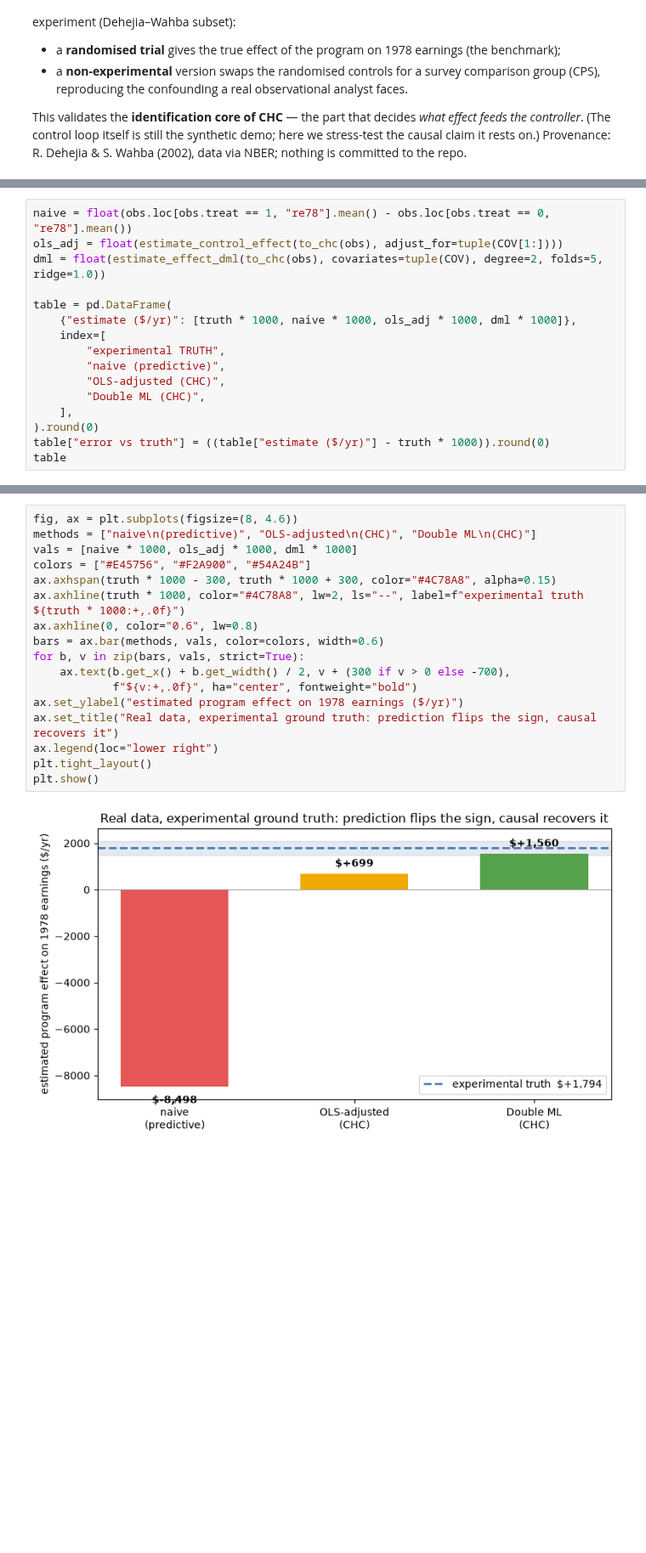
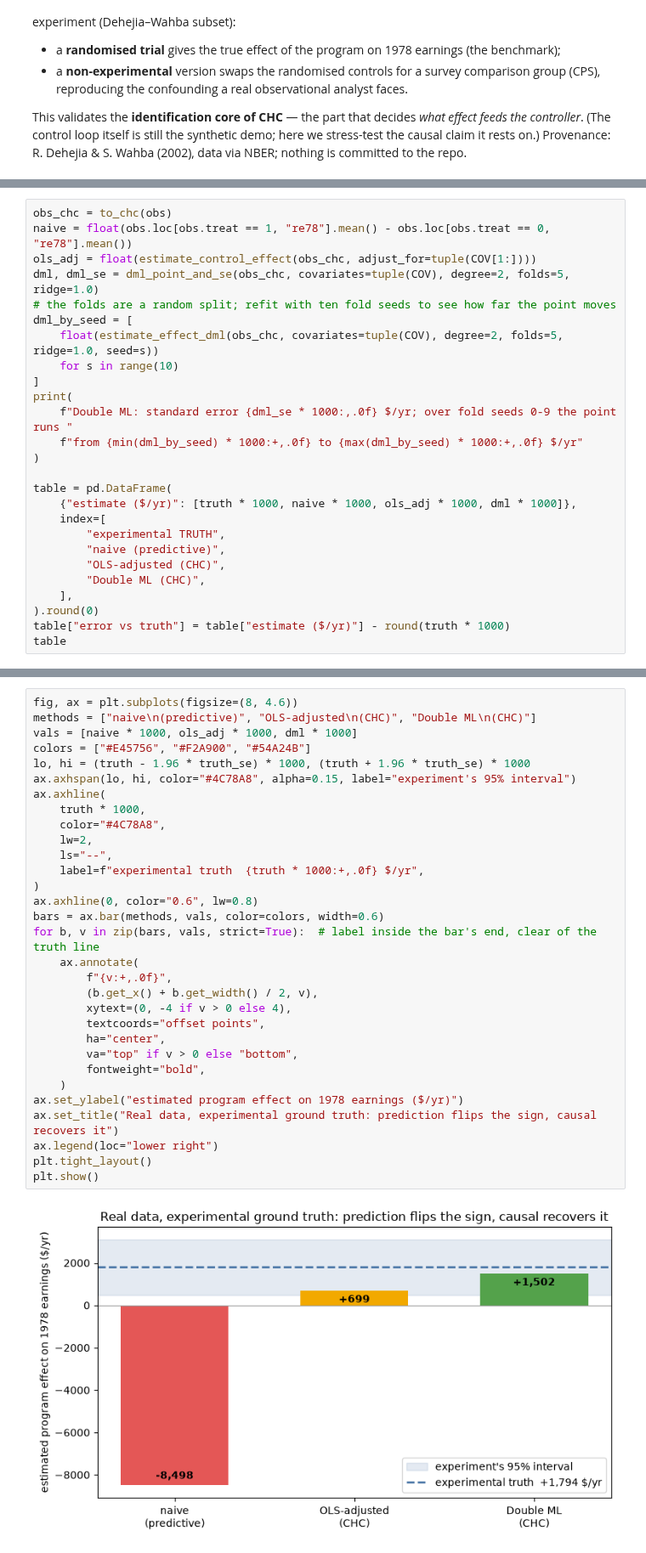
Before and after one commit to causaldyn/causal-hybrid-control, a Jupyter notebook: notebooks/07_real_data_lalonde.ipynb, the cells around one changed output, grey strips where cells are left out. Shown at 85% size. Drawn from its saved outputs; the diff is of its cells as text; blank space fills up the shorter version.

```diff
--- a/notebooks/07_real_data_lalonde.ipynb
+++ b/notebooks/07_real_data_lalonde.ipynb
@@ -97,7 +104,17 @@ balance.round(2)
 # %%
+obs_chc = to_chc(obs)
 naive = float(obs.loc[obs.treat == 1, "re78"].mean() - obs.loc[obs.treat == 0, "re78"].mean())
-ols_adj = float(estimate_control_effect(to_chc(obs), adjust_for=tuple(COV[1:])))
-dml = float(estimate_effect_dml(to_chc(obs), covariates=tuple(COV), degree=2, folds=5, ridge=1.0))
+ols_adj = float(estimate_control_effect(obs_chc, adjust_for=tuple(COV[1:])))
+dml, dml_se = dml_point_and_se(obs_chc, covariates=tuple(COV), degree=2, folds=5, ridge=1.0)
+# the folds are a random split; refit with ten fold seeds to see how far the point moves
+dml_by_seed = [
+    float(estimate_effect_dml(obs_chc, covariates=tuple(COV), degree=2, folds=5, ridge=1.0, seed=s))
+    for s in range(10)
+]
+print(
+    f"Double ML: standard error {dml_se * 1000:,.0f} $/yr; over fold seeds 0-9 the point runs "
+    f"from {min(dml_by_seed) * 1000:+,.0f} to {max(dml_by_seed) * 1000:+,.0f} $/yr"
+)
 
 table = pd.DataFrame(
     {"estimate ($/yr)": [truth * 1000, naive * 1000, ols_adj * 1000, dml * 1000]},
@@ -108,6 +125,6 @@ table = pd.DataFrame(
         "Double ML (CHC)",
     ],
 ).round(0)
-table["error vs truth"] = ((table["estimate ($/yr)"] - truth * 1000)).round(0)
+table["error vs truth"] = table["estimate ($/yr)"] - round(truth * 1000)
 table
 # %% [output]
@@ -125,22 +144,36 @@ hundred dollars of the randomised truth** on the same confounded data.
 # %%
 fig, ax = plt.subplots(figsize=(8, 4.6))
 methods = ["naive\n(predictive)", "OLS-adjusted\n(CHC)", "Double ML\n(CHC)"]
 vals = [naive * 1000, ols_adj * 1000, dml * 1000]
 colors = ["#E45756", "#F2A900", "#54A24B"]
-ax.axhspan(truth * 1000 - 300, truth * 1000 + 300, color="#4C78A8", alpha=0.15)
-ax.axhline(truth * 1000, color="#4C78A8", lw=2, ls="--", label=f"experimental truth  ${truth * 1000:+,.0f}")
+lo, hi = (truth - 1.96 * truth_se) * 1000, (truth + 1.96 * truth_se) * 1000
+ax.axhspan(lo, hi, color="#4C78A8", alpha=0.15, label="experiment's 95% interval")
+ax.axhline(
+    truth * 1000,
+    color="#4C78A8",
+    lw=2,
+    ls="--",
+    label=f"experimental truth  {truth * 1000:+,.0f} $/yr",
+)
 ax.axhline(0, color="0.6", lw=0.8)
 bars = ax.bar(methods, vals, color=colors, width=0.6)
-for b, v in zip(bars, vals, strict=True):
-    ax.text(b.get_x() + b.get_width() / 2, v + (300 if v > 0 else -700),
-            f"${v:+,.0f}", ha="center", fontweight="bold")
+for b, v in zip(bars, vals, strict=True):  # label inside the bar's end, clear of the truth line
+    ax.annotate(
+        f"{v:+,.0f}",
+        (b.get_x() + b.get_width() / 2, v),
+        xytext=(0, -4 if v > 0 else 4),
+        textcoords="offset points",
+        ha="center",
+        va="top" if v > 0 else "bottom",
+        fontweight="bold",
+    )
 ax.set_ylabel("estimated program effect on 1978 earnings ($/yr)")
 ax.set_title("Real data, experimental ground truth: prediction flips the sign, causal recovers it")
 ax.legend(loc="lower right")
 plt.tight_layout()
 plt.show()
 # %% [output]
-[figure, old version]
+[figure, new version]
 # %% [markdown]
 ### Takeaway — the honest answer to "is this real?"
 
```
Also changed, not shown: parts of 9 cells of this notebook, 30 other files.
